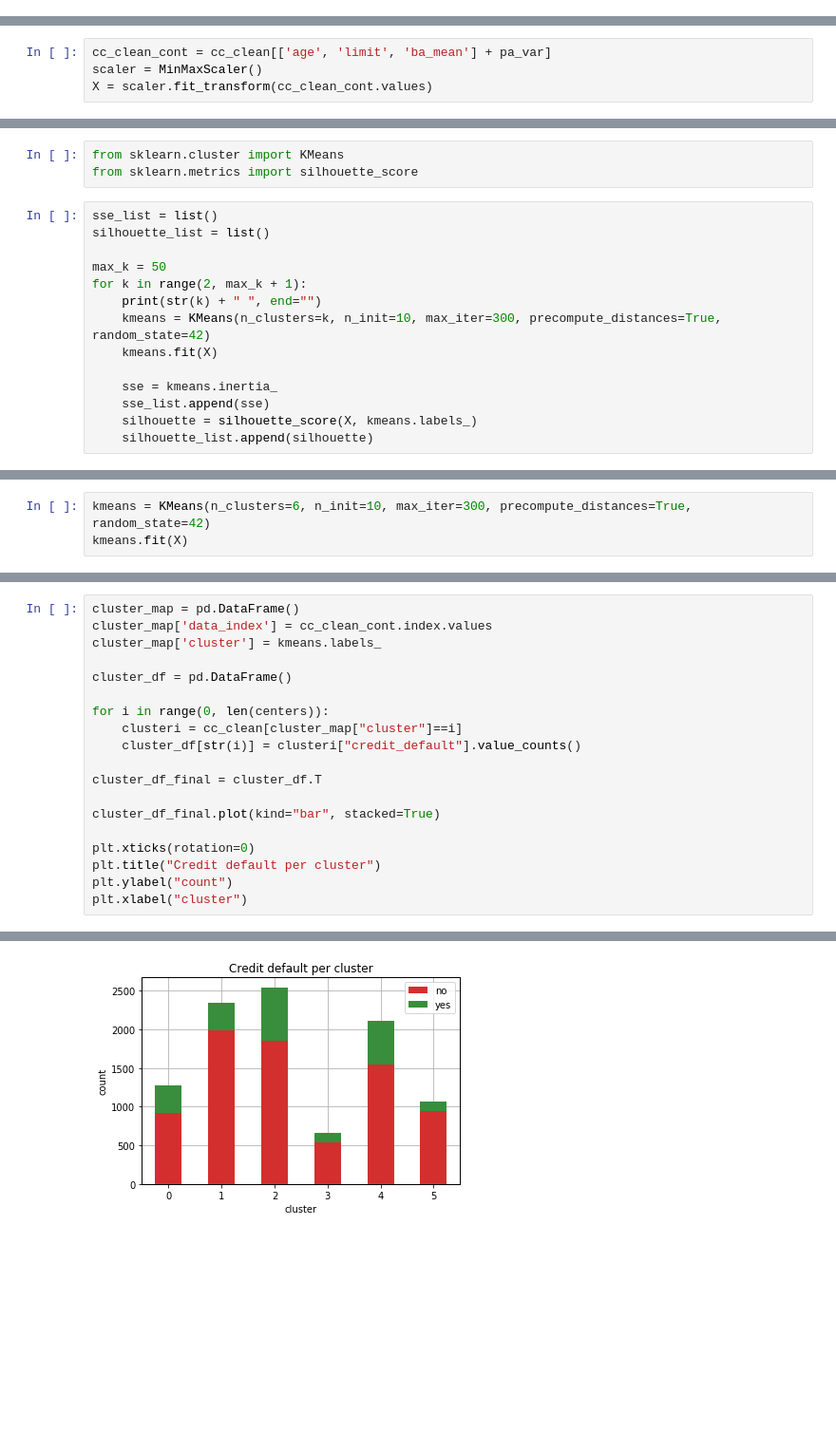
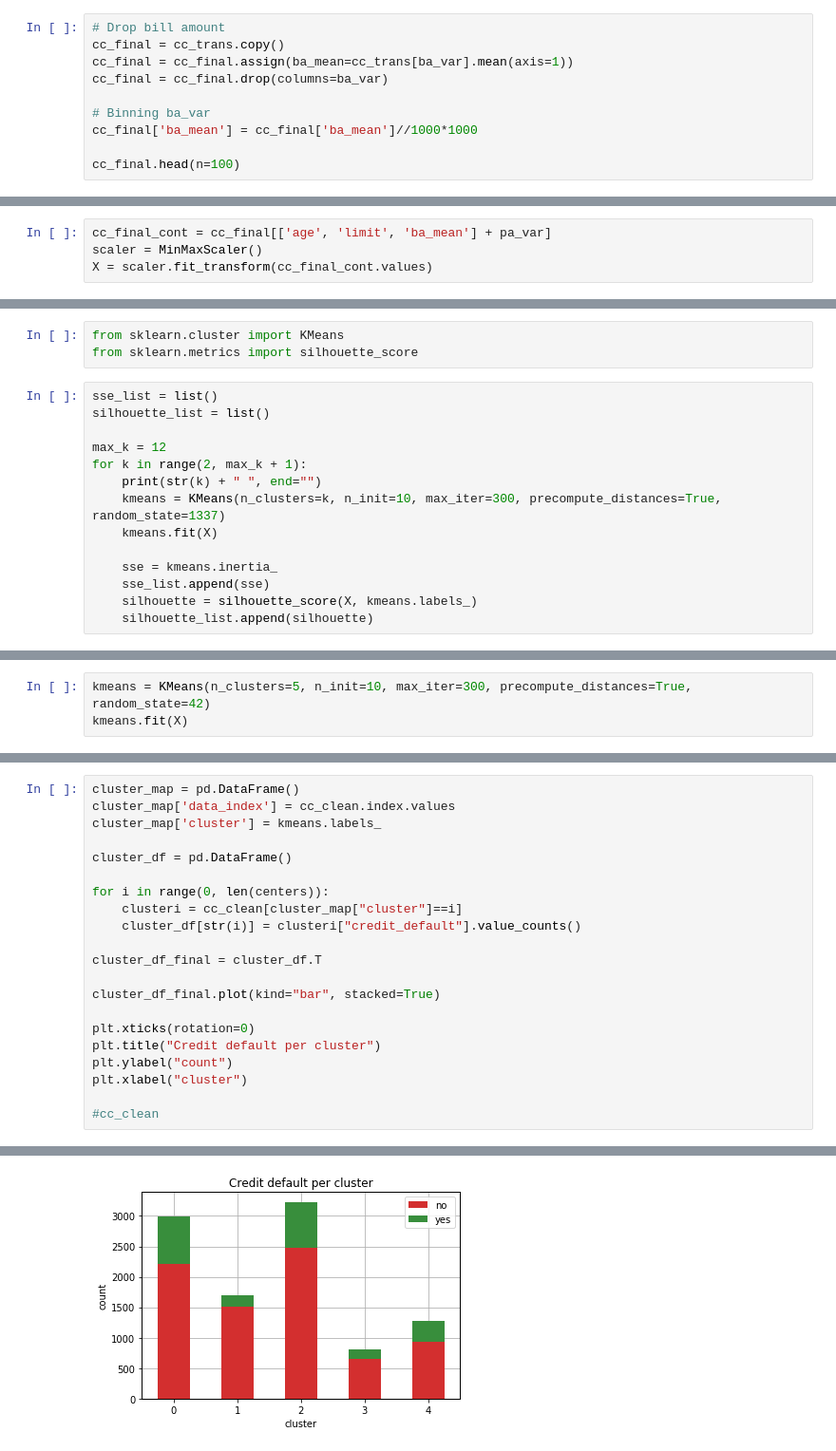
Before and after one commit to GaspareG/Unipi-Data-Mining, a Jupyter notebook: notebook/CardCardDefault.ipynb, the cells around one changed output, grey strips where cells are left out. Shown at 95% size. Saved outputs shown, nothing was run; the diff lists cells and outputs as text; blank space fills up the shorter version.

```diff
--- a/notebook/CardCardDefault.ipynb
+++ b/notebook/CardCardDefault.ipynb
@@ -1010,0 +1097,10 @@ cc_clean.head()
+# %%
+# Drop bill amount
+cc_final = cc_trans.copy()
+cc_final = cc_final.assign(ba_mean=cc_trans[ba_var].mean(axis=1))
+cc_final = cc_final.drop(columns=ba_var)
+
+# Binning ba_var
+cc_final['ba_mean'] = cc_final['ba_mean']//1000*1000
+
+cc_final.head(n=100)
@@ -1014,9 +1129,9 @@ Clustering
 # %%
 from sklearn.preprocessing import MinMaxScaler
 # %%
-cc_clean_cont = cc_clean[['age', 'limit', 'ba_mean'] + pa_var]
+cc_final_cont = cc_final[['age', 'limit', 'ba_mean'] + pa_var]
 scaler = MinMaxScaler()
-X = scaler.fit_transform(cc_clean_cont.values)
+X = scaler.fit_transform(cc_final_cont.values)
 # %% [markdown]
 K-Means
 -----------
@@ -1027,10 +1142,10 @@ from sklearn.metrics import silhouette_score
 sse_list = list()
 silhouette_list = list()
 
-max_k = 50
+max_k = 12
 for k in range(2, max_k + 1):
     print(str(k) + " ", end="")
-    kmeans = KMeans(n_clusters=k, n_init=10, max_iter=300, precompute_distances=True, random_state=42)
+    kmeans = KMeans(n_clusters=k, n_init=10, max_iter=300, precompute_distances=True, random_state=1337)
     kmeans.fit(X)
 
     sse = kmeans.inertia_
@@ -1060,5 +1175,5 @@ plt.show()
 # %%
-kmeans = KMeans(n_clusters=6, n_init=10, max_iter=300, precompute_distances=True, random_state=42)
+kmeans = KMeans(n_clusters=5, n_init=10, max_iter=300, precompute_distances=True, random_state=42)
 kmeans.fit(X)
 # %% [output]
 KMeans(algorithm='auto', copy_x=True, init='k-means++', max_iter=300,
@@ -1083,25 +1198,27 @@ plt.show()
 # %%
 cluster_map = pd.DataFrame()
-cluster_map['data_index'] = cc_clean_cont.index.values
+cluster_map['data_index'] = cc_clean.index.values
 cluster_map['cluster'] = kmeans.labels_
 
 cluster_df = pd.DataFrame()
 
 for i in range(0, len(centers)):
     clusteri = cc_clean[cluster_map["cluster"]==i]
     cluster_df[str(i)] = clusteri["credit_default"].value_counts()
 
 cluster_df_final = cluster_df.T
 
 cluster_df_final.plot(kind="bar", stacked=True)
 
 plt.xticks(rotation=0)
 plt.title("Credit default per cluster")
 plt.ylabel("count")
 plt.xlabel("cluster")
+
+#cc_clean
 # %% [output]
 Text(0.5, 0, 'cluster')
-[figure, old version]
+[figure, new version]
 # %%
 cluster_df_final_norm = cluster_df_final.div(cluster_df_final.sum(1).astype(float), axis=0)
 cluster_df_final_norm
```
Also changed, not shown: parts of 32 cells of this notebook, 6 other files.
